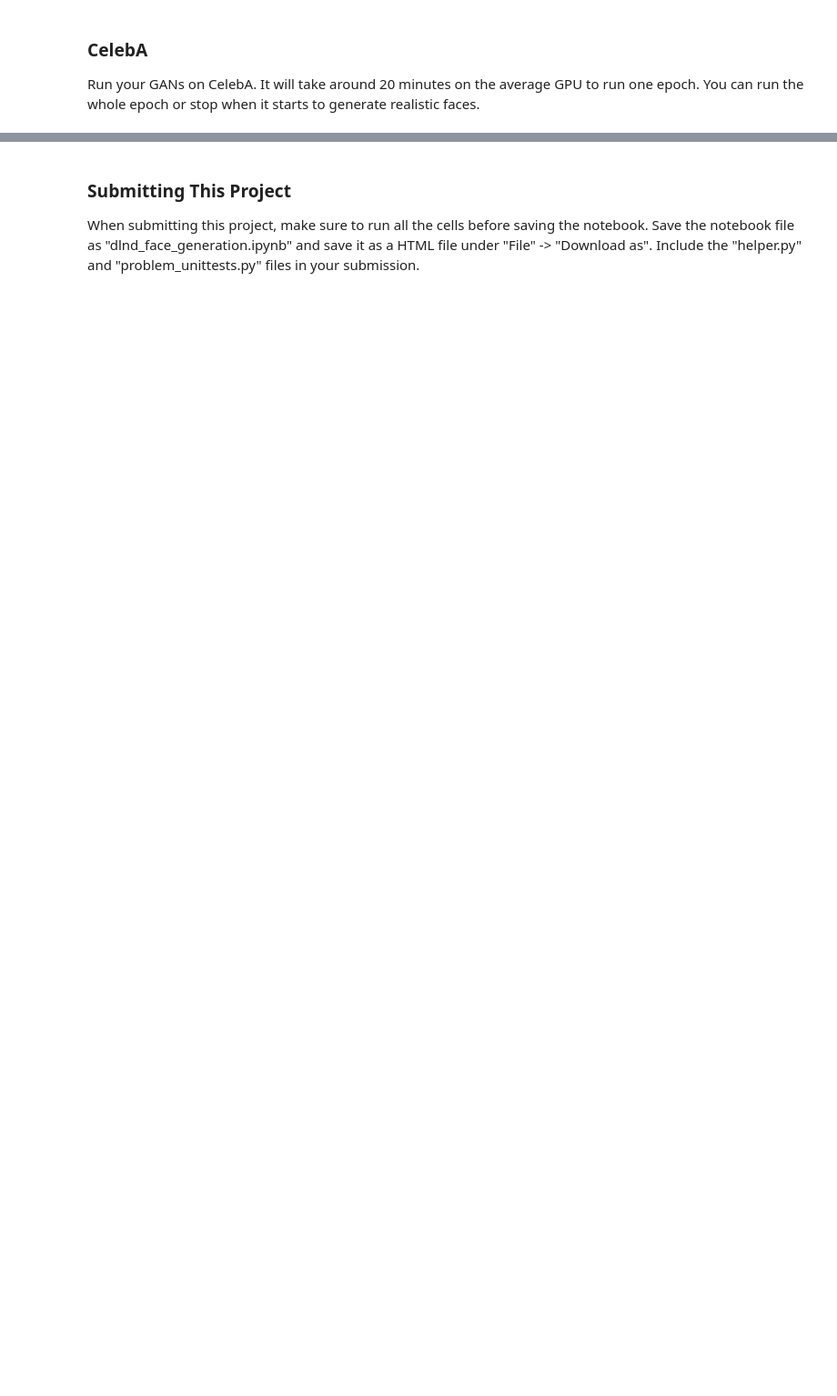
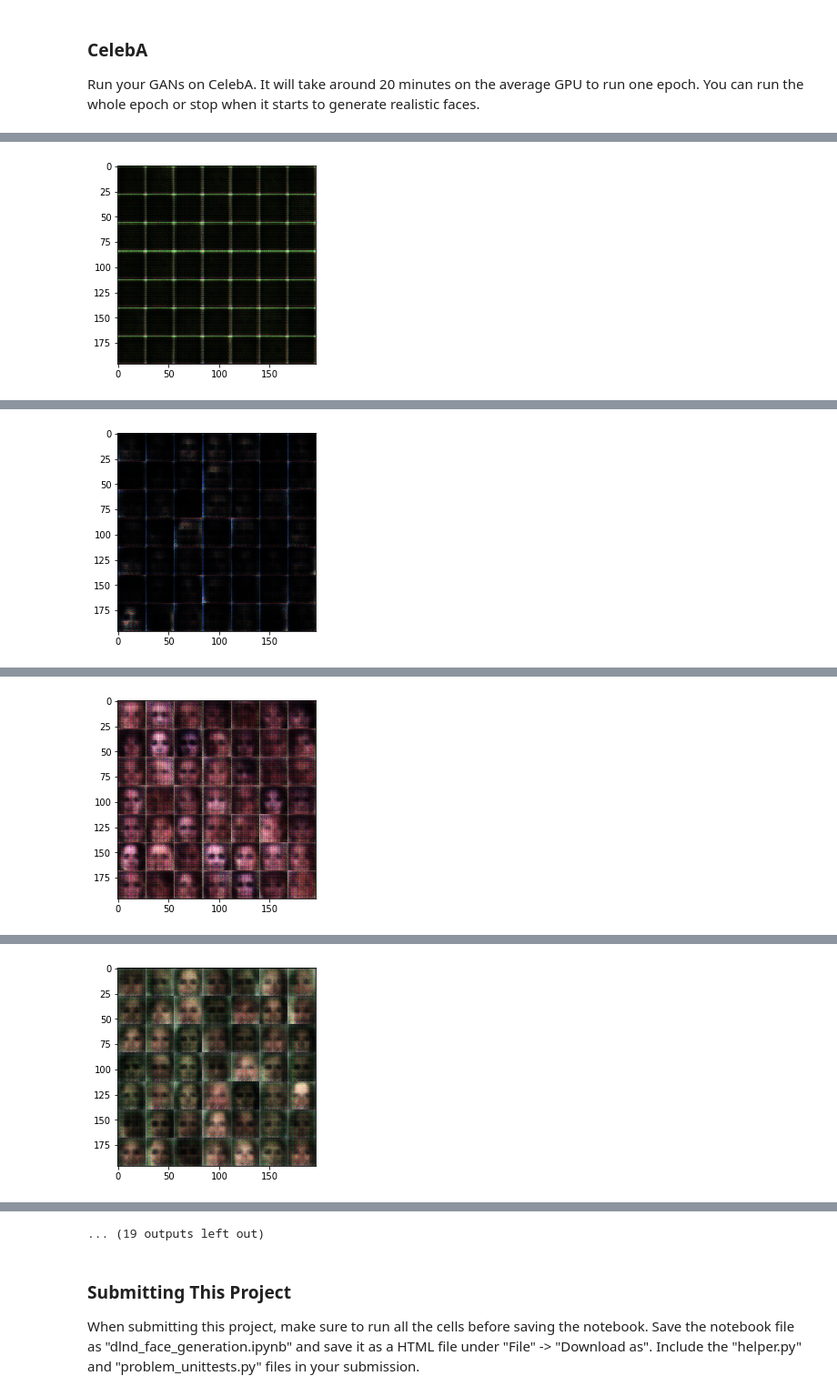
Before and after one commit to zhaojijet/UdacityDeepLearningProject, a Jupyter notebook: face_generation/dlnd_face_generation.ipynb, the cells around one changed output, grey strips where cells are left out. Shown at 91% size. Drawn from its saved outputs; the diff is of its cells as text; code cells hidden in the pictures; blank space fills up the shorter version.

```diff
--- a/face_generation/dlnd_face_generation.ipynb
+++ b/face_generation/dlnd_face_generation.ipynb
@@ -142,17 +144,22 @@ def discriminator(images, reuse=False):
     # TODO: Implement Function
     with tf.variable_scope('discriminator', reuse=reuse):
         # 28*28*3
-        x1 = tf.layers.conv2d(images, 64, 5, strides=2, padding='same')
+        x1 = tf.layers.conv2d(images, 128, 5, strides=2, padding='same')
         relu1 = tf.maximum(0.01 * x1, x1)
-        # 14*14*64
+        # 14*14*128
 
-        x2 = tf.layers.conv2d(relu1, 128, 5, strides=2, padding='same')
+        x2 = tf.layers.conv2d(relu1, 256, 5, strides=2, padding='same')
         bn2 = tf.layers.batch_normalization(x2, training=True)
         relu2 = tf.maximum(0.01 * bn2, bn2)
-        # 7*7*128
+        # 7*7*256
+
+        x3 = tf.layers.conv2d(relu2, 512, 5, strides=2, padding='same')
+        n3 = tf.layers.batch_normalization(x3, training=True)
+        relu3 = tf.maximum(0.01 * n3, n3)
+        #4x4x512
 
         # Flatten it
-        flat = tf.reshape(relu2, (-1, 7*7*128))
+        flat = tf.contrib.layers.flatten(relu3)
         logits = tf.layers.dense(flat, 1)
         out = tf.sigmoid(logits)
 
@@ -389,10 +465,10 @@ IndexError: list index out of range
 ### CelebA
 Run your GANs on CelebA.  It will take around 20 minutes on the average GPU to run one epoch.  You can run the whole epoch or stop when it starts to generate realistic faces.
 # %%
-batch_size = None
-z_dim = None
-learning_rate = None
-beta1 = None
+batch_size = 128
+z_dim = 100
+learning_rate = 0.0001
+beta1 = 0.1
 
 
 """
@@ -404,3 +480,4 @@ celeba_dataset = helper.Dataset('celeba', glob(os.path.join(data_dir, 'img_align
 with tf.Graph().as_default():
     train(epochs, batch_size, z_dim, learning_rate, beta1, celeba_dataset.get_batches,
           celeba_dataset.shape, celeba_dataset.image_mode)
+# %% [output]
@@ -406,0 +494 @@ with tf.Graph().as_default():
+[figure, added]
@@ -406,0 +505 @@ with tf.Graph().as_default():
+[figure, added]
@@ -406,0 +516 @@ with tf.Graph().as_default():
+[figure, added]
@@ -406,0 +527 @@ with tf.Graph().as_default():
+[figure, added]
@@ -407,3 +550,4 @@ with tf.Graph().as_default():
+... (19 outputs left out)
 # %% [markdown]
 ### Submitting This Project
 When submitting this project, make sure to run all the cells before saving the notebook. Save the notebook file as "dlnd_face_generation.ipynb" and save it as a HTML file under "File" -> "Download as". Include the "helper.py" and "problem_unittests.py" files in your submission.
```
Also changed, not shown: parts of 8 cells of this notebook.
